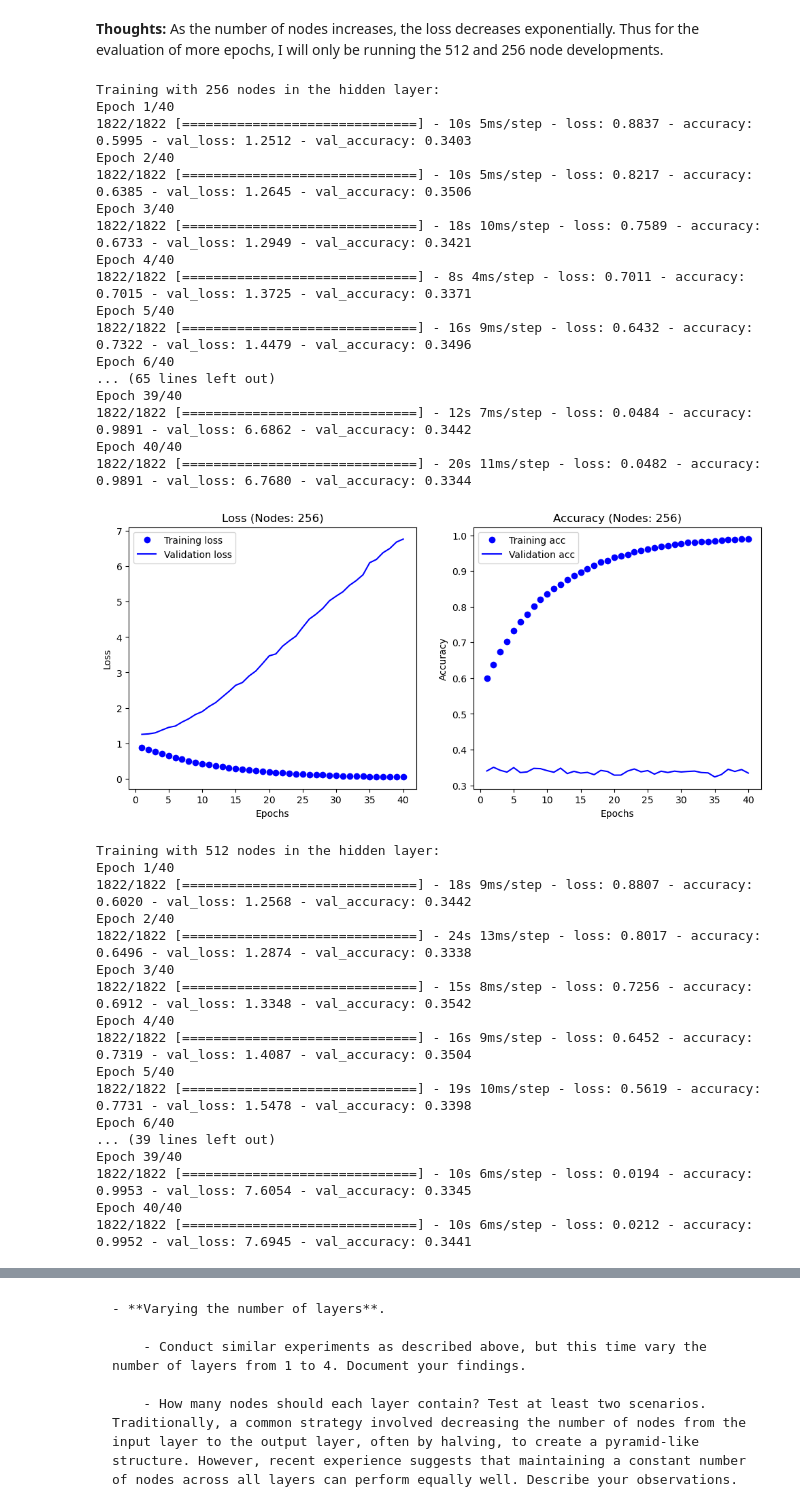
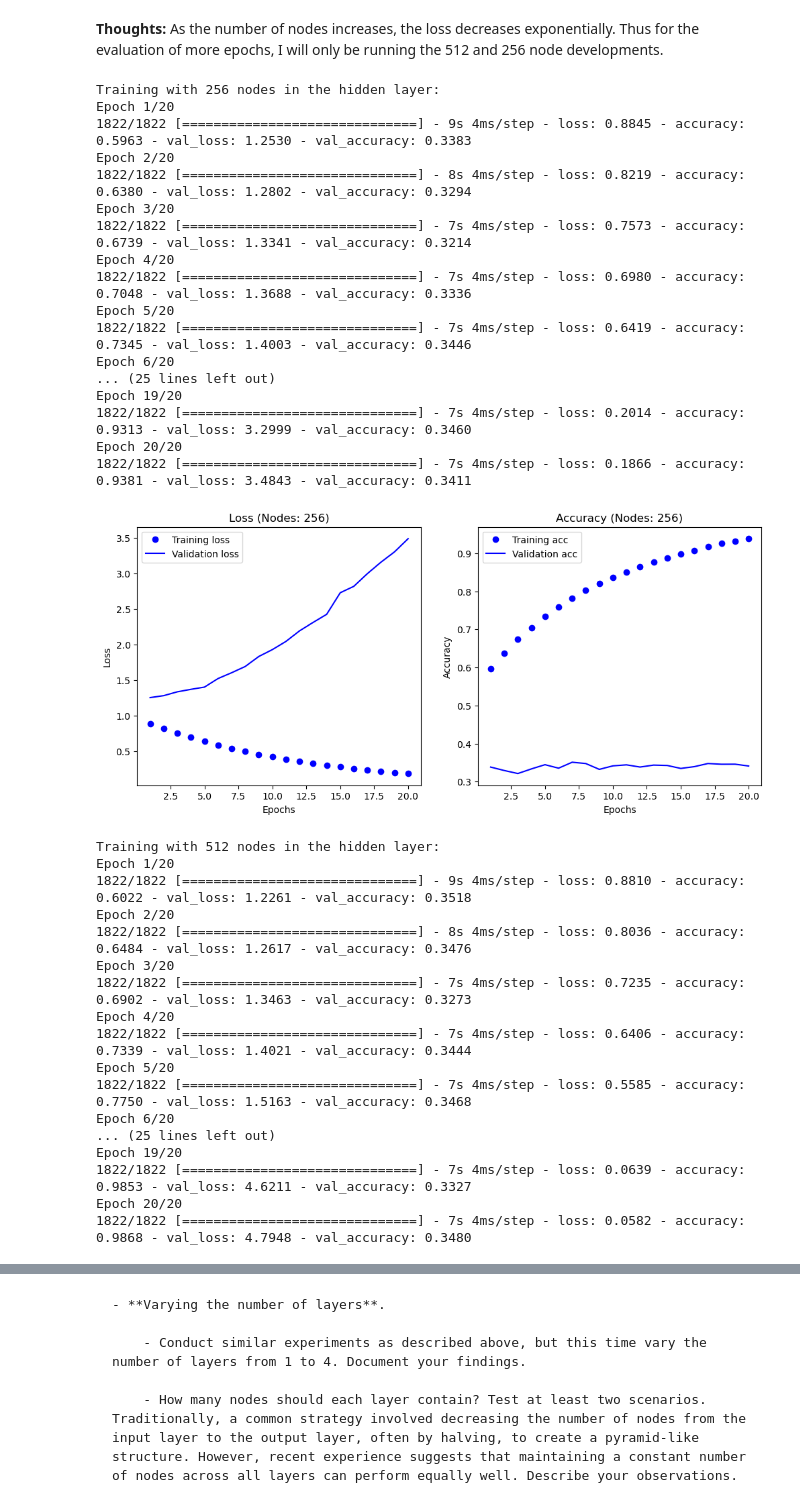
Before and after one commit to jzhan609/CSI4106-Projects, a Jupyter notebook: CSI4106_A3_Jacob_Zhang_Rahul_Atre.ipynb, the cells around one changed output, grey strips where cells are left out. Drawn from its saved outputs; the diff is of its cells as text; code cells hidden in the pictures.

```diff
--- a/CSI4106_A3_Jacob_Zhang_Rahul_Atre.ipynb
+++ b/CSI4106_A3_Jacob_Zhang_Rahul_Atre.ipynb
@@ -412,44 +412,44 @@ Epoch 5/5
 # %%
 # List of node configurations to test
 node_configurations = [256, 512]
 
 # Running the experiment for each configuration
 for n_nodes in node_configurations:
     print(f"\nTraining with {n_nodes} nodes in the hidden layer:")
-    history = run_experiment(X_train, y_train, X_valid, y_valid, n_nodes, epochs=40)
+    history = run_experiment(X_train, y_train, X_valid, y_valid, n_nodes, epochs=20)
 # %% [output]
 Training with 256 nodes in the hidden layer:
-Epoch 1/40
-1822/1822 [==============================] - 10s 5ms/step - loss: 0.8837 - accuracy: 0.5995 - val_loss: 1.2512 - val_accuracy: 0.3403
-Epoch 2/40
-1822/1822 [==============================] - 10s 5ms/step - loss: 0.8217 - accuracy: 0.6385 - val_loss: 1.2645 - val_accuracy: 0.3506
-Epoch 3/40
-1822/1822 [==============================] - 18s 10ms/step - loss: 0.7589 - accuracy: 0.6733 - val_loss: 1.2949 - val_accuracy: 0.3421
-Epoch 4/40
-1822/1822 [==============================] - 8s 4ms/step - loss: 0.7011 - accuracy: 0.7015 - val_loss: 1.3725 - val_accuracy: 0.3371
-Epoch 5/40
-1822/1822 [==============================] - 16s 9ms/step - loss: 0.6432 - accuracy: 0.7322 - val_loss: 1.4479 - val_accuracy: 0.3496
-Epoch 6/40
-... (65 lines left out)
-Epoch 39/40
-1822/1822 [==============================] - 12s 7ms/step - loss: 0.0484 - accuracy: 0.9891 - val_loss: 6.6862 - val_accuracy: 0.3442
-Epoch 40/40
-1822/1822 [==============================] - 20s 11ms/step - loss: 0.0482 - accuracy: 0.9891 - val_loss: 6.7680 - val_accuracy: 0.3344
+Epoch 1/20
+1822/1822 [==============================] - 9s 4ms/step - loss: 0.8845 - accuracy: 0.5963 - val_loss: 1.2530 - val_accuracy: 0.3383
+Epoch 2/20
+1822/1822 [==============================] - 8s 4ms/step - loss: 0.8219 - accuracy: 0.6380 - val_loss: 1.2802 - val_accuracy: 0.3294
+Epoch 3/20
+1822/1822 [==============================] - 7s 4ms/step - loss: 0.7573 - accuracy: 0.6739 - val_loss: 1.3341 - val_accuracy: 0.3214
+Epoch 4/20
+1822/1822 [==============================] - 7s 4ms/step - loss: 0.6980 - accuracy: 0.7048 - val_loss: 1.3688 - val_accuracy: 0.3336
+Epoch 5/20
+1822/1822 [==============================] - 7s 4ms/step - loss: 0.6419 - accuracy: 0.7345 - val_loss: 1.4003 - val_accuracy: 0.3446
+Epoch 6/20
+... (25 lines left out)
+Epoch 19/20
+1822/1822 [==============================] - 7s 4ms/step - loss: 0.2014 - accuracy: 0.9313 - val_loss: 3.2999 - val_accuracy: 0.3460
+Epoch 20/20
+1822/1822 [==============================] - 7s 4ms/step - loss: 0.1866 - accuracy: 0.9381 - val_loss: 3.4843 - val_accuracy: 0.3411
-[figure, old version]
+[figure, new version]
 Training with 512 nodes in the hidden layer:
-Epoch 1/40
-1822/1822 [==============================] - 18s 9ms/step - loss: 0.8807 - accuracy: 0.6020 - val_loss: 1.2568 - val_accuracy: 0.3442
-Epoch 2/40
-1822/1822 [==============================] - 24s 13ms/step - loss: 0.8017 - accuracy: 0.6496 - val_loss: 1.2874 - val_accuracy: 0.3338
-Epoch 3/40
-1822/1822 [==============================] - 15s 8ms/step - loss: 0.7256 - accuracy: 0.6912 - val_loss: 1.3348 - val_accuracy: 0.3542
-Epoch 4/40
-1822/1822 [==============================] - 16s 9ms/step - loss: 0.6452 - accuracy: 0.7319 - val_loss: 1.4087 - val_accuracy: 0.3504
-Epoch 5/40
-1822/1822 [==============================] - 19s 10ms/step - loss: 0.5619 - accuracy: 0.7731 - val_loss: 1.5478 - val_accuracy: 0.3398
-Epoch 6/40
-... (39 lines left out)
-Epoch 39/40
-1822/1822 [==============================] - 10s 6ms/step - loss: 0.0194 - accuracy: 0.9953 - val_loss: 7.6054 - val_accuracy: 0.3345
-Epoch 40/40
-1822/1822 [==============================] - 10s 6ms/step - loss: 0.0212 - accuracy: 0.9952 - val_loss: 7.6945 - val_accuracy: 0.3441
+Epoch 1/20
+1822/1822 [==============================] - 9s 4ms/step - loss: 0.8810 - accuracy: 0.6022 - val_loss: 1.2261 - val_accuracy: 0.3518
+Epoch 2/20
+1822/1822 [==============================] - 8s 4ms/step - loss: 0.8036 - accuracy: 0.6484 - val_loss: 1.2617 - val_accuracy: 0.3476
+Epoch 3/20
+1822/1822 [==============================] - 7s 4ms/step - loss: 0.7235 - accuracy: 0.6902 - val_loss: 1.3463 - val_accuracy: 0.3273
+Epoch 4/20
+1822/1822 [==============================] - 7s 4ms/step - loss: 0.6406 - accuracy: 0.7339 - val_loss: 1.4021 - val_accuracy: 0.3444
+Epoch 5/20
+1822/1822 [==============================] - 7s 4ms/step - loss: 0.5585 - accuracy: 0.7750 - val_loss: 1.5163 - val_accuracy: 0.3468
+Epoch 6/20
+... (25 lines left out)
+Epoch 19/20
+1822/1822 [==============================] - 7s 4ms/step - loss: 0.0639 - accuracy: 0.9853 - val_loss: 4.6211 - val_accuracy: 0.3327
+Epoch 20/20
+1822/1822 [==============================] - 7s 4ms/step - loss: 0.0582 - accuracy: 0.9868 - val_loss: 4.7948 - val_accuracy: 0.3480
```
Also changed, not shown: parts of 19 cells of this notebook.
